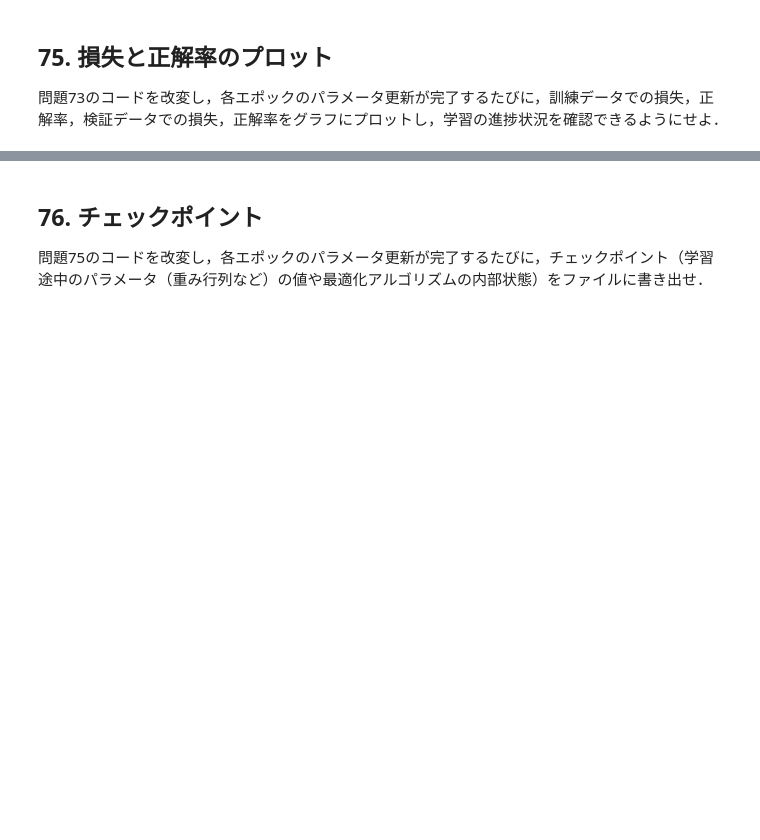
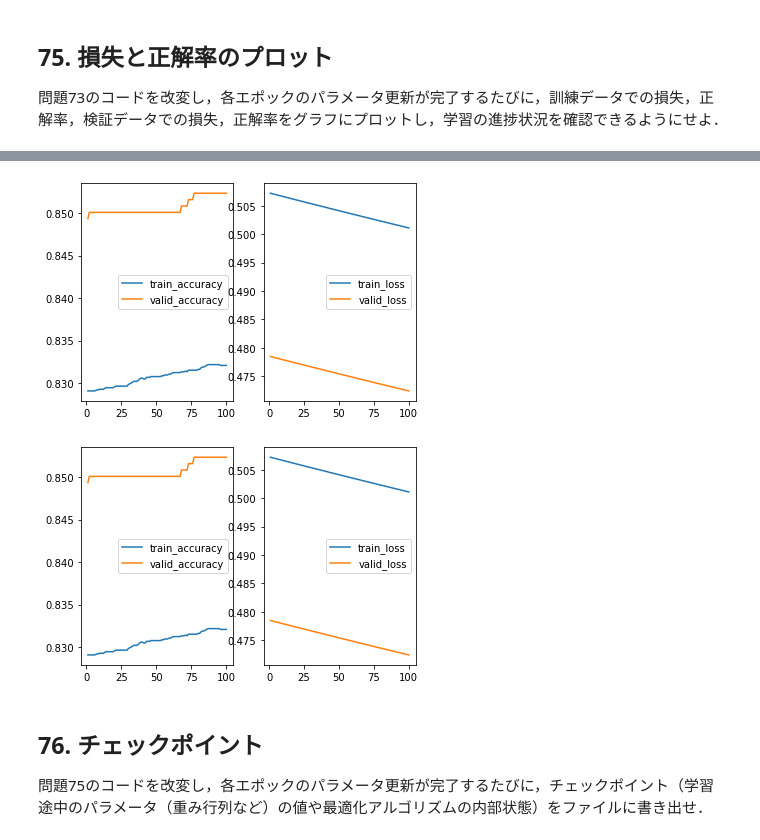
Before and after one commit to MasahiroMakino0706/100knock-crash-2022-local, a Jupyter notebook: trainee_MasahiroMakino0706/chapter08/masahiro_makino_ch08.ipynb, the cells around one changed output, grey strips where cells are left out. Saved outputs shown, nothing was run; the diff lists cells and outputs as text; code cells hidden in the pictures; blank space fills up the shorter version.

```diff
--- a/trainee_MasahiroMakino0706/chapter08/masahiro_makino_ch08.ipynb
+++ b/trainee_MasahiroMakino0706/chapter08/masahiro_makino_ch08.ipynb
@@ -165,12 +246,12 @@ activation = nn.Softmax(dim=0)
 
 #Yの生成
 result = []
-#for i in range(4):
-    #result.append(model(X_train[i]))
+for i in range(4):
+    result.append(model(X_train[i]))
 
 
 #Yのプリント
-#print(result)
+print(result)
 
 '''
 jupyter notebookでmodel(入力)を実行しようとすると
@@ -205,3 +338,10 @@ $$
 ## 74. 正解率の計測
 
 問題73で求めた行列を用いて学習データおよび評価データの事例を分類したとき，その正解率をそれぞれ求めよ．
+# %%
+#訓練データでの正解率計算
+number = 0
+for i in range(len(X_train)):
+    if torch.argmax(activation(model(X_train[i]))) == Y_train[i]:
+        number += 1
+print(f'訓練データにおける正解率：{number/len(X_train)}')
@@ -207,0 +350,7 @@ $$
+# %%
+#評価データでの正解率計算
+number = 0
+for i in range(len(X_test)):
+    if torch.argmax(activation(model(X_test[i]))) == Y_test[i]:
+        number += 1
+print(f'評価データにおける正解率：{number/len(X_test)}')
@@ -211,3 +390,58 @@ $$
+# %%
+EPOCHS = 100  # 100回繰り返す
+epoch_train_list, loss_train_list, accuracy_train_list = [], [], []
+epoch_valid_list, loss_valid_list, accuracy_valid_list = [], [], []
+
+for epoch in range(EPOCHS):
+    optimizer.zero_grad()  # 重みとバイアスの更新で内部的に使用するデータをリセット
+    outputs = model(X_train)  # 手順1：ニューラルネットワークにデータを入力
+    loss = loss_entropy(outputs, Y_train)  # 手順2：正解ラベルとの比較
+    loss.backward()  # 手順3-1：誤差逆伝播
+    optimizer.step()  # 手順3-2：重みとバイアスの更新
+
+    #訓練データでの正解率と損失の計算
+    number = 0
+    for i in range(len(X_train)):
+        if torch.argmax(activation(model(X_train[i]))) == Y_train[i]:
+            number += 1
+
+    #エポック、損失、正解率をリストに格納
+    epoch_train_list.append(epoch+1)
+    loss_train_list.append(loss.detach().numpy())
+    accuracy_train_list.append(number/len(X_train))
+
+    #評価データでの正解率と損失の計算
+    number = 0
+    for i in range(len(X_valid)):
+        if torch.argmax(activation(model(X_valid[i]))) == Y_valid[i]:
+            number += 1
+
+    outputs = model(X_valid)  # 手順1：ニューラルネットワークにデータを入力
+    loss = loss_entropy(outputs, Y_valid)
+
+    #エポック、損失、正解率をリストに格納
+    epoch_valid_list.append(epoch+1)
+    loss_valid_list.append(loss.detach().numpy())
+    accuracy_valid_list.append(number/len(X_valid))
+
+#グラフの設定
+fig = plt.figure()
+ax1 = fig.add_subplot(1, 2, 1)
+ax2 = fig.add_subplot(1, 2, 2)
+
+#プロット
+ax1.plot(epoch_train_list, accuracy_train_list, label='train_accuracy')
+ax2.plot(epoch_train_list, loss_train_list, label='train_loss')
+ax1.plot(epoch_valid_list, accuracy_valid_list, label='valid_accuracy')
+ax2.plot(epoch_valid_list, loss_valid_list, label='valid_loss')
+
+#表示
+ax1.legend()
+ax2.legend()
+fig
+# %% [output]
+[figure, added]
+[figure, added]
 # %% [markdown]
 ## 76. チェックポイント
 
```
Also changed, not shown: parts of 49 cells of this notebook.
